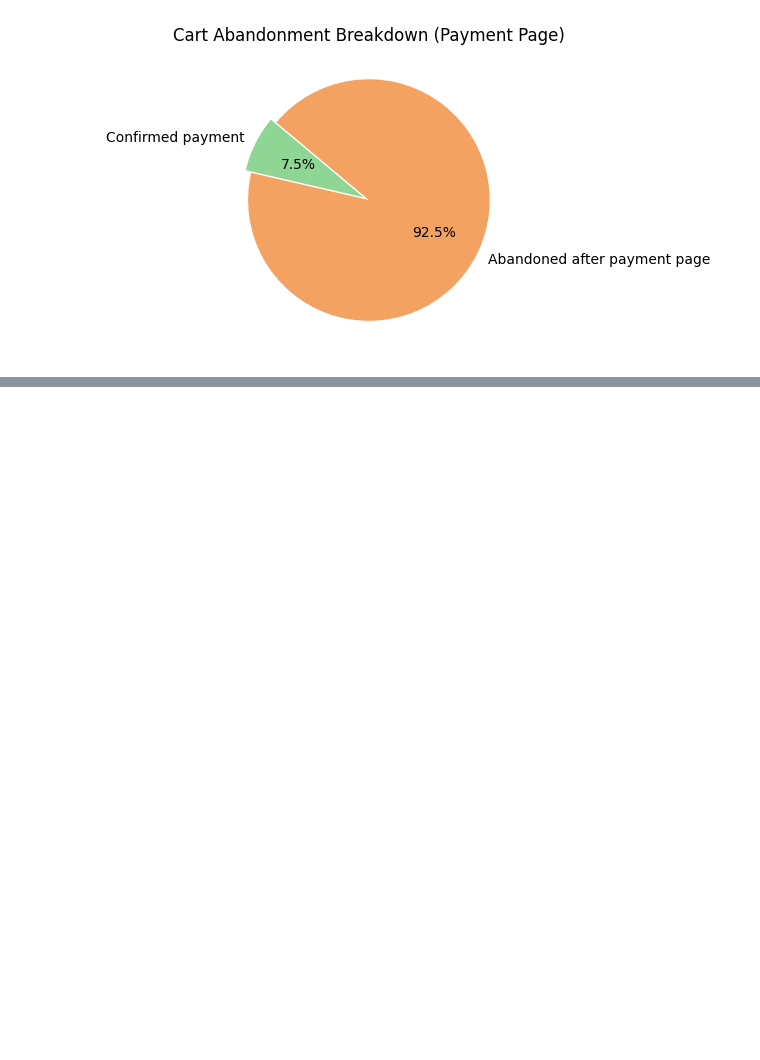
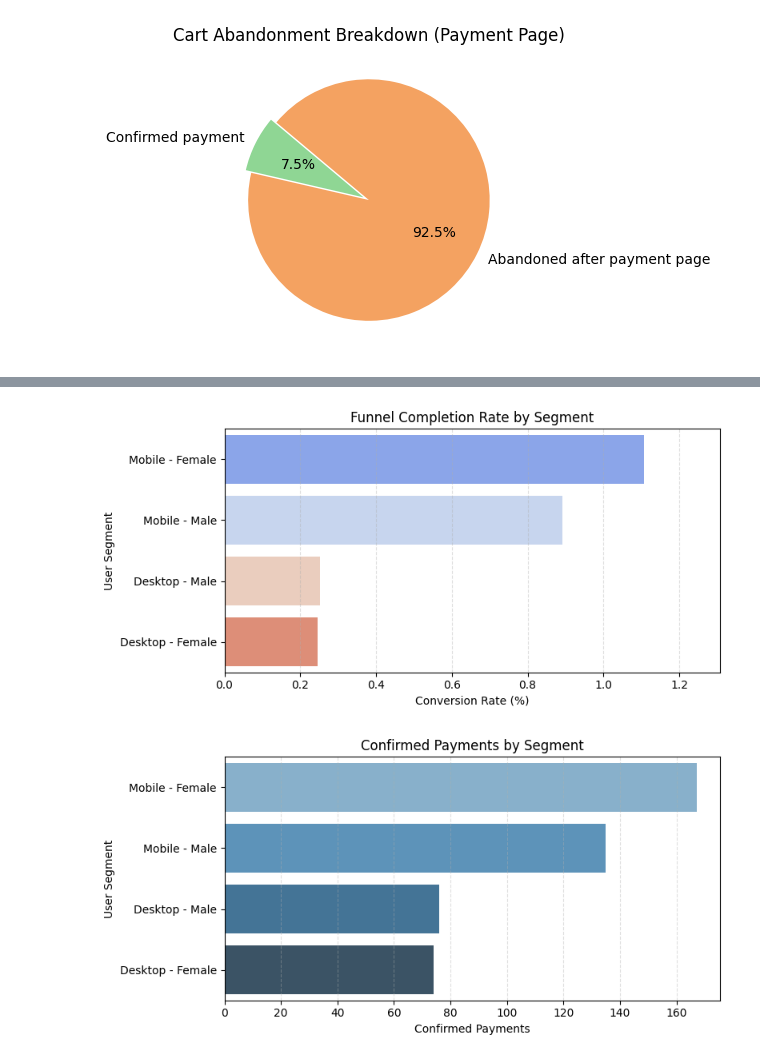
Before and after one commit to MH-Insights/ecommerce-funnel-conversion, a Jupyter notebook: Ecommerce_FunnelConversionAnalysis_CartAbandonmentFocus.ipynb, the cells around one changed output, grey strips where cells are left out. Cells and saved outputs as stored; diff of their text form; code cells hidden in the pictures; blank space fills up the shorter version.

```diff
--- a/Ecommerce_FunnelConversionAnalysis_CartAbandonmentFocus.ipynb
+++ b/Ecommerce_FunnelConversionAnalysis_CartAbandonmentFocus.ipynb
@@ -412,3 +349,55 @@ Total full funnel converters: 452
+# %%
+# 5. Who completed the full funnel?
+# → Can we flag users who made it all the way through?
+# → Create a filtered dataset of full converters for later segmentation, ltv modeling, and retention strategy
+# Product pov: Understand this high-value segment to nurture lookalike audiences
+
+import matplotlib.pyplot as plt
+import seaborn as sns
+
+# Plot 1: Conversion Rate by Segment (sorted by rate)
+plt.figure(figsize=(8, 4))
+sns.barplot(
+    data=rate_sorted,
+    x='conversion_rate (%)',
+    y='segment',
+    hue='segment',  # Required for palette to apply
+    palette='coolwarm',
+    dodge=False,
+    legend=False
+)
+plt.title('Funnel Completion Rate by Segment')
+plt.xlabel('Conversion Rate (%)')
+plt.ylabel('User Segment')
+plt.xlim(0, rate_sorted['conversion_rate (%)'].max() + 0.2)
+plt.grid(axis='x', linestyle='--', alpha=0.4)
+plt.tight_layout()
+plt.show()
+
+# Plot 2: Confirmed Payments by Segment (sorted by volume)
+plt.figure(figsize=(8, 4))
+sns.barplot(
+    data=volume_sorted,
+    x='confirmed_payments',
+    y='segment',
+    hue='segment',
+    palette='Blues_d',
+    dodge=False,
+    legend=False
+)
+plt.title('Confirmed Payments by Segment')
+plt.xlabel('Confirmed Payments')
+plt.ylabel('User Segment')
+plt.grid(axis='x', linestyle='--', alpha=0.4)
+plt.tight_layout()
+plt.show()
+
+# Desktop females have the highest conversion rate, but the overall volume is small — so they’re not currently a major driver of revenue
+# This pattern may still hold value if we want to optimize that segment, but we shouldn’t over-prioritize it without validating opportunity size
+# Product pov: Given low volume, focus on improving mobile for female users first, since that segment has both high volume and decent conversion
+# %% [output]
+[figure, added]
+[figure, added]
 # %%
 # 6. What might explain the drop offs?
 # → Are there behavioral patterns, device mismatches, or usage patterns that predict drop off?
```
Also changed, not shown: parts of 13 cells of this notebook.
